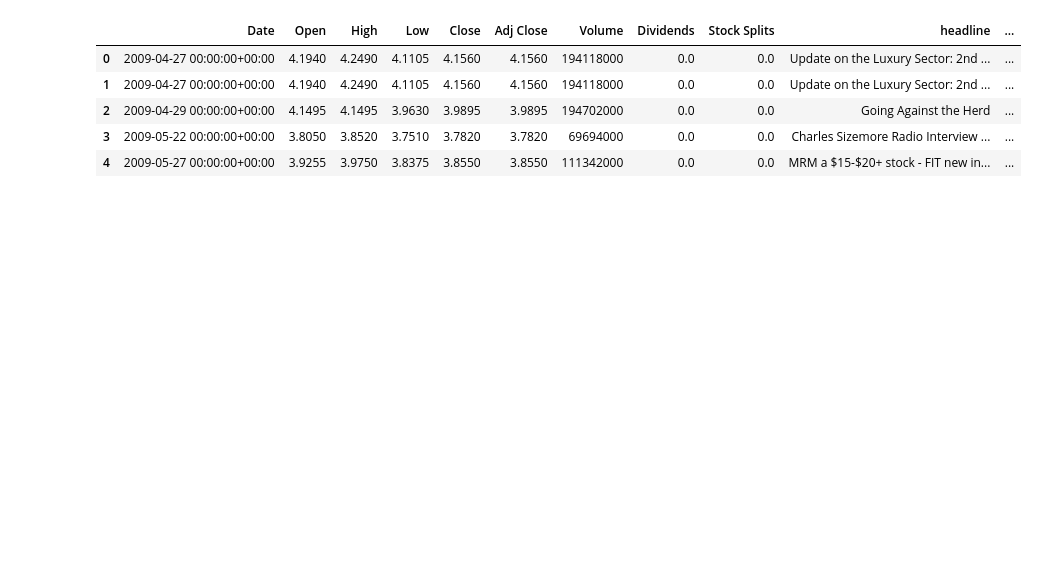
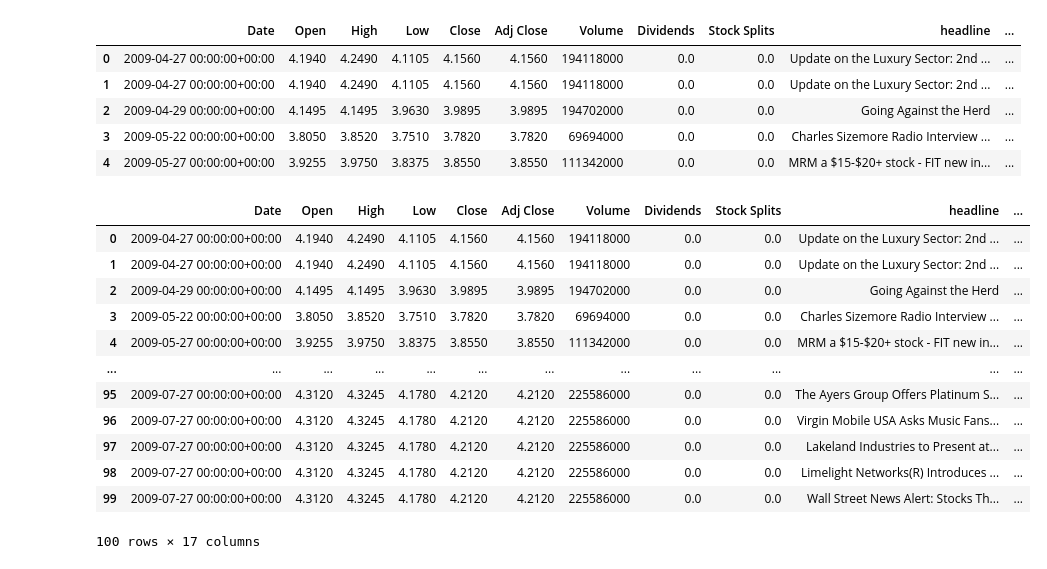
Before and after one commit to Begizew2112/kifiyaweek1, a Jupyter notebook: notebooks/AMZN_notebook/Date Alignment_sentiment.ipynb, the cells around one changed output. Saved outputs shown, nothing was run; the diff lists cells and outputs as text; code cells hidden in the pictures; blank space fills up the shorter version.

```diff
--- a/notebooks/AMZN_notebook/Date Alignment_sentiment.ipynb
+++ b/notebooks/AMZN_notebook/Date Alignment_sentiment.ipynb
@@ -136,0 +137,16 @@ def analyze_sentiment(text):
+# %%
+df.head(100)
+# %% [output]
+|  | Date | Open | High | Low | Close | Adj Close | Volume | Dividends | Stock Splits | headline | ... |
+| 0 | 2009-04-27 00:00:00+00:00 | 4.1940 | 4.2490 | 4.1105 | 4.1560 | 4.1560 | 194118000 | 0.0 | 0.0 | Update on the Luxury Sector: 2nd ... | ... |
+| 1 | 2009-04-27 00:00:00+00:00 | 4.1940 | 4.2490 | 4.1105 | 4.1560 | 4.1560 | 194118000 | 0.0 | 0.0 | Update on the Luxury Sector: 2nd ... | ... |
+| 2 | 2009-04-29 00:00:00+00:00 | 4.1495 | 4.1495 | 3.9630 | 3.9895 | 3.9895 | 194702000 | 0.0 | 0.0 | Going Against the Herd | ... |
+| 3 | 2009-05-22 00:00:00+00:00 | 3.8050 | 3.8520 | 3.7510 | 3.7820 | 3.7820 | 69694000 | 0.0 | 0.0 | Charles Sizemore Radio Interview ... | ... |
+| 4 | 2009-05-27 00:00:00+00:00 | 3.9255 | 3.9750 | 3.8375 | 3.8550 | 3.8550 | 111342000 | 0.0 | 0.0 | MRM a $15-$20+ stock - FIT new in... | ... |
+| ... | ... | ... | ... | ... | ... | ... | ... | ... | ... | ... | ... |
+| 95 | 2009-07-27 00:00:00+00:00 | 4.3120 | 4.3245 | 4.1780 | 4.2120 | 4.2120 | 225586000 | 0.0 | 0.0 | The Ayers Group Offers Platinum S... | ... |
+| 96 | 2009-07-27 00:00:00+00:00 | 4.3120 | 4.3245 | 4.1780 | 4.2120 | 4.2120 | 225586000 | 0.0 | 0.0 | Virgin Mobile USA Asks Music Fans... | ... |
+| 97 | 2009-07-27 00:00:00+00:00 | 4.3120 | 4.3245 | 4.1780 | 4.2120 | 4.2120 | 225586000 | 0.0 | 0.0 | Lakeland Industries to Present at... | ... |
+| 98 | 2009-07-27 00:00:00+00:00 | 4.3120 | 4.3245 | 4.1780 | 4.2120 | 4.2120 | 225586000 | 0.0 | 0.0 | Limelight Networks(R) Introduces ... | ... |
+| 99 | 2009-07-27 00:00:00+00:00 | 4.3120 | 4.3245 | 4.1780 | 4.2120 | 4.2120 | 225586000 | 0.0 | 0.0 | Wall Street News Alert: Stocks Th... | ... |
+100 rows × 17 columns
```
Also changed, not shown: parts of 9 cells of this notebook.
